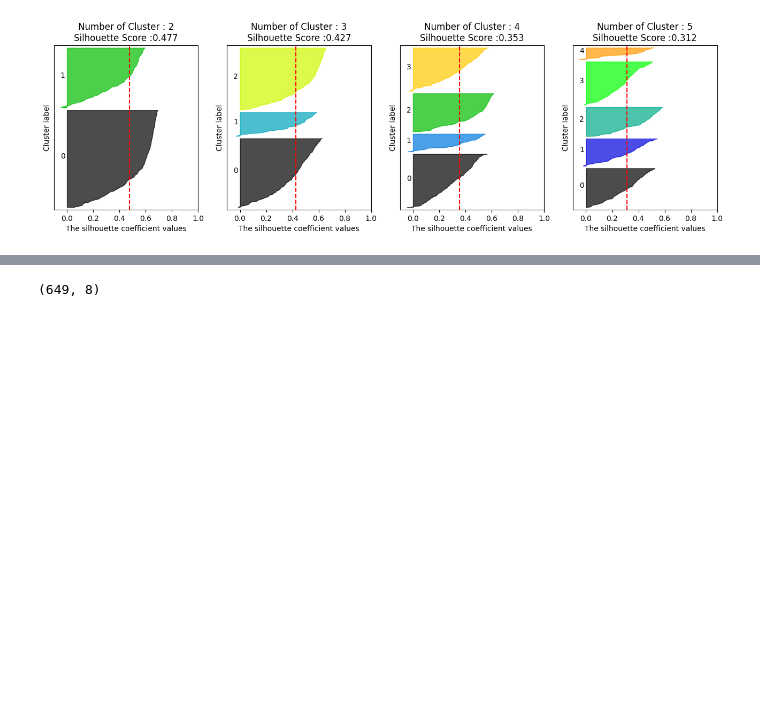
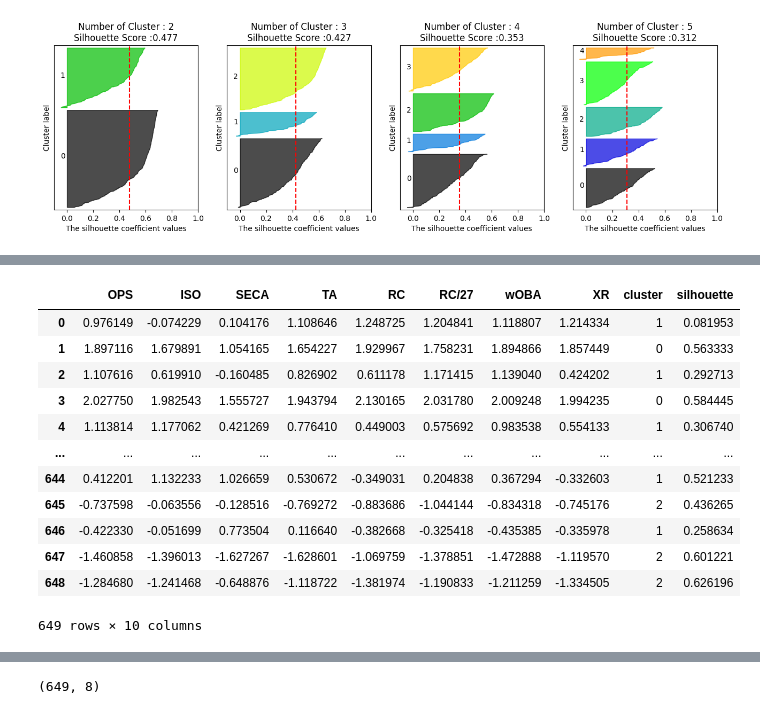
Before and after one commit to jiminxchris/pythonmlproject20260424, a Jupyter notebook: 06_군집_baseball_player_clustering.ipynb, the cells around one changed output, grey strips where cells are left out. Cells and saved outputs as stored; diff of their text form; code cells hidden in the pictures; blank space fills up the shorter version.

```diff
--- a/06_군집_baseball_player_clustering.ipynb
+++ b/06_군집_baseball_player_clustering.ipynb
@@ -236,3 +236,8 @@ def visualize_silhouette(cluster_lists, X_features):
             y_lower = y_upper + 10
 
         axs[ind].axvline(x=sil_avg, color="red", linestyle="--")
+# %%
+k = 3
+
+km = KMeans(n_clusters = k, random_state = 42)
+cluster = km.fit_predict(X)
@@ -256,5 +305,21 @@ plt.tight_layout()
 # %%
-# 데이터프레임에 개별 데이터 실루엣 계수 컬럼 추가
+#TODO:  데이터프레임에 개별 데이터 실루엣 계수 컬럼 추가
+df['silhouette'] = silhouette_samples(X, cluster)
+df
+# %% [output]
+|  | OPS | ISO | SECA | TA | RC | RC/27 | wOBA | XR | cluster | silhouette |
+| 0 | 0.976149 | -0.074229 | 0.104176 | 1.108646 | 1.248725 | 1.204841 | 1.118807 | 1.214334 | 1 | 0.081953 |
+| 1 | 1.897116 | 1.679891 | 1.054165 | 1.654227 | 1.929967 | 1.758231 | 1.894866 | 1.857449 | 0 | 0.563333 |
+| 2 | 1.107616 | 0.619910 | -0.160485 | 0.826902 | 0.611178 | 1.171415 | 1.139040 | 0.424202 | 1 | 0.292713 |
+| 3 | 2.027750 | 1.982543 | 1.555727 | 1.943794 | 2.130165 | 2.031780 | 2.009248 | 1.994235 | 0 | 0.584445 |
+| 4 | 1.113814 | 1.177062 | 0.421269 | 0.776410 | 0.449003 | 0.575692 | 0.983538 | 0.554133 | 1 | 0.306740 |
+| ... | ... | ... | ... | ... | ... | ... | ... | ... | ... | ... |
+| 644 | 0.412201 | 1.132233 | 1.026659 | 0.530672 | -0.349031 | 0.204838 | 0.367294 | -0.332603 | 1 | 0.521233 |
+| 645 | -0.737598 | -0.063556 | -0.128516 | -0.769272 | -0.883686 | -1.044144 | -0.834318 | -0.745176 | 2 | 0.436265 |
+| 646 | -0.422330 | -0.051699 | 0.773504 | 0.116640 | -0.382668 | -0.325418 | -0.435385 | -0.335978 | 1 | 0.258634 |
+| 647 | -1.460858 | -1.396013 | -1.627267 | -1.628601 | -1.069759 | -1.378851 | -1.472888 | -1.119570 | 2 | 0.601221 |
+| 648 | -1.284680 | -1.241468 | -0.648876 | -1.118722 | -1.381974 | -1.190833 | -1.211259 | -1.334505 | 2 | 0.626196 |
+649 rows × 10 columns
 # %%
 # 잘못 군집화 된 클러스터
 df.loc[df['silhouette']<0]
```
Also changed, not shown: parts of 9 cells of this notebook.
